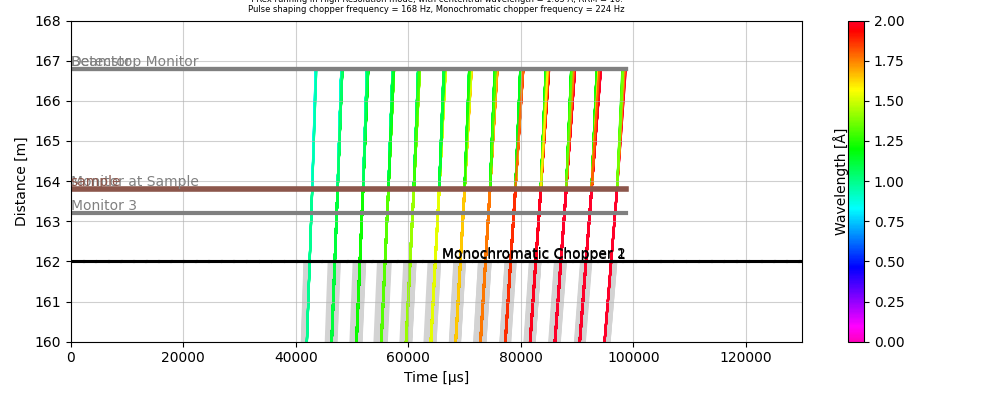
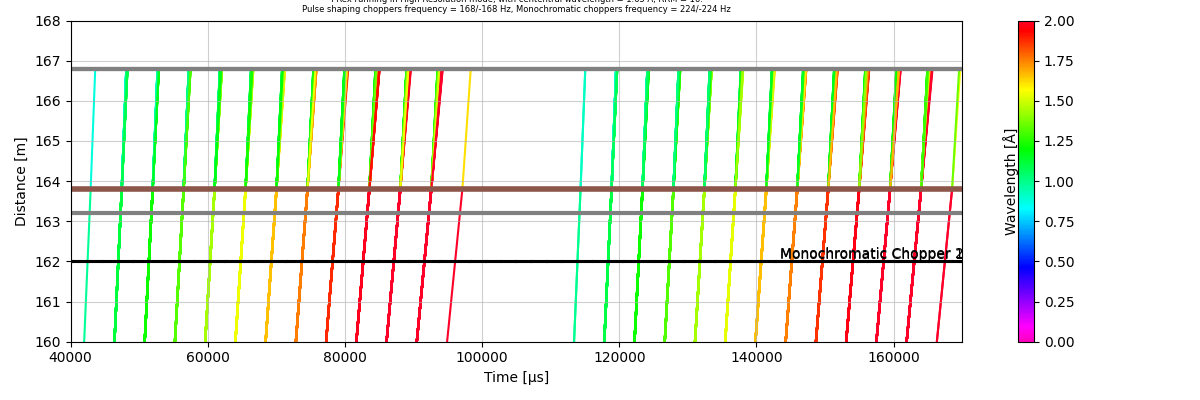
Unified diff of the notebook cell whose output changed from the first chart to the second:
--- before
+++ after
@@ -4,6 +4,7 @@
 fig, ax = plt.subplots(figsize=(10, 4))
 
-res.plot(visible_rays=5_000_000, blocked_rays=50_000, ax=ax, vmin=0.0, vmax=2)
-ax.set_xlim([0, 130_000])
+# res.plot(visible_rays=5_000_000, blocked_rays=50_000, ax=ax, vmin=0.0, vmax=2)
+res.plot(ax=ax, vmin=0.0, vmax=2)
+ax.set_xlim([40_000, 170_000])
 ax.set_ylim([160, 168])
 ax.set_title(str(trex), fontsize=6)

Commit: updated scheme to have choppers slowed down